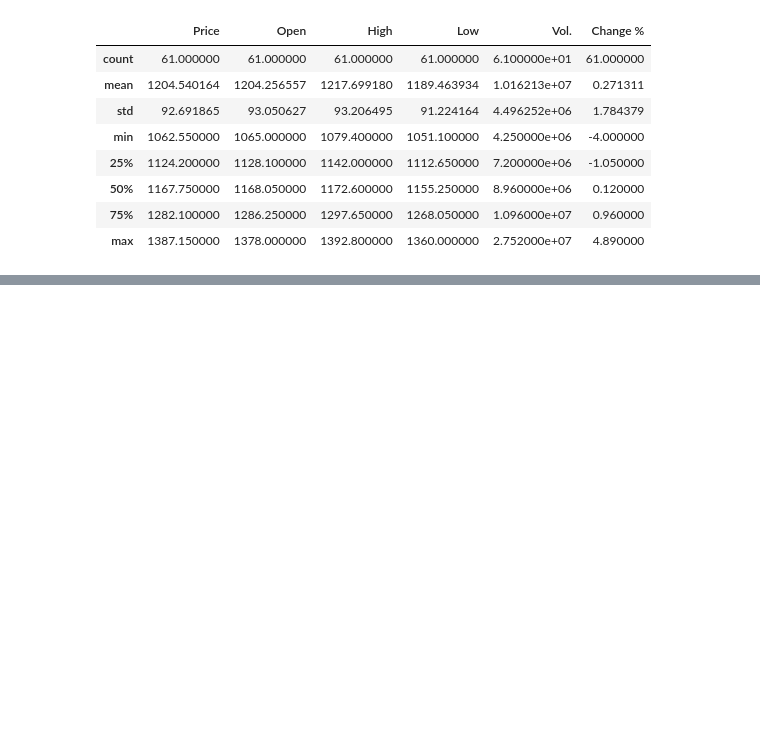
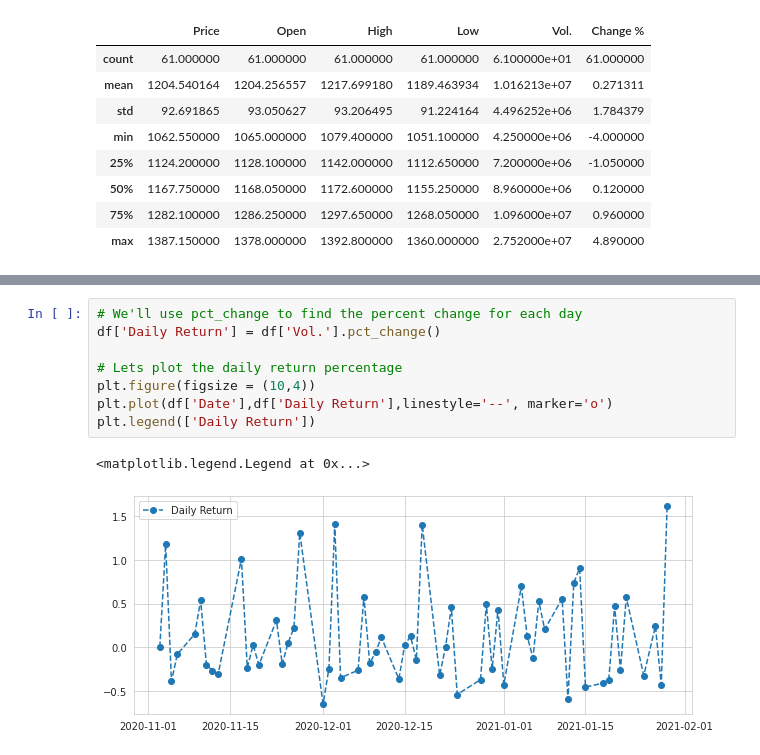
Before and after one commit to Aum020/Stock-Market-Analysis, a Jupyter notebook: Infosys.ipynb, the cells around one changed output, grey strips where cells are left out. Cells and saved outputs as stored; diff of their text form; blank space fills up the shorter version.

```diff
--- a/Infosys.ipynb
+++ b/Infosys.ipynb
@@ -165,0 +119,11 @@ plt.show()
+# %%
+# We'll use pct_change to find the percent change for each day
+df['Daily Return'] = df['Vol.'].pct_change()
+
+# Lets plot the daily return percentage
+plt.figure(figsize = (10,4))
+plt.plot(df['Date'],df['Daily Return'],linestyle='--', marker='o')
+plt.legend(['Daily Return'])
+# %% [output]
+<matplotlib.legend.Legend at 0x...>
+[figure, added]
```
Also changed, not shown: parts of 26 cells of this notebook.
